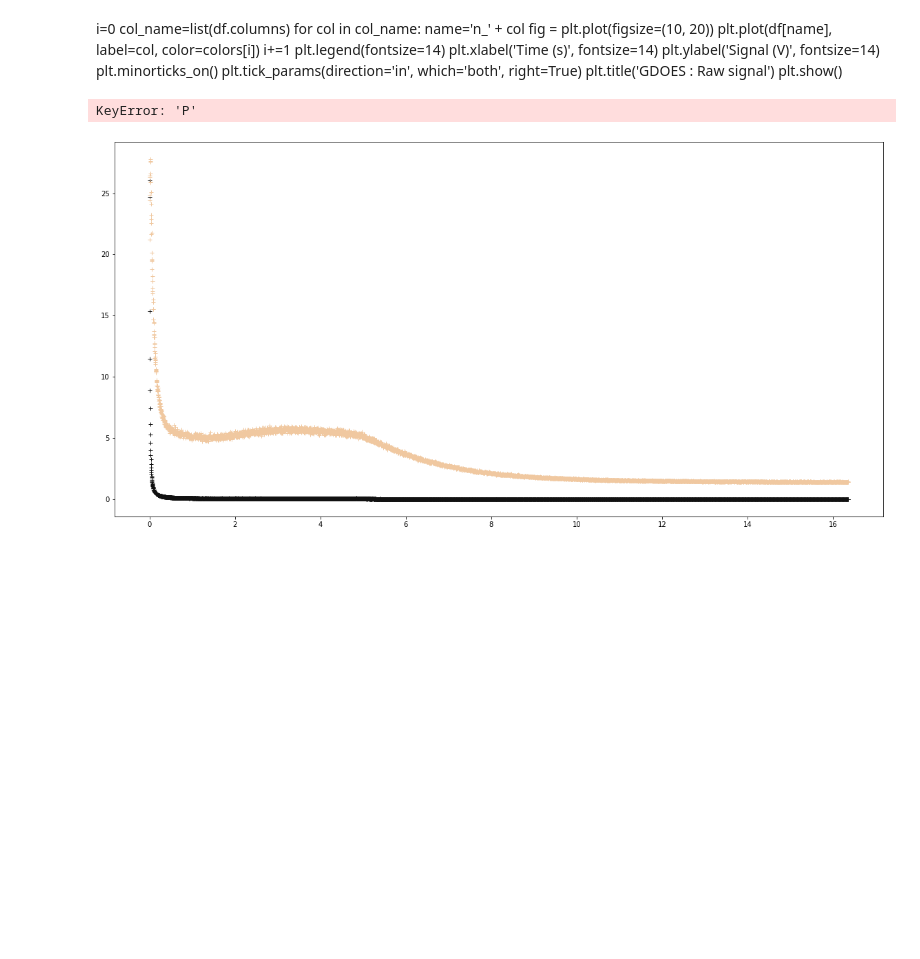
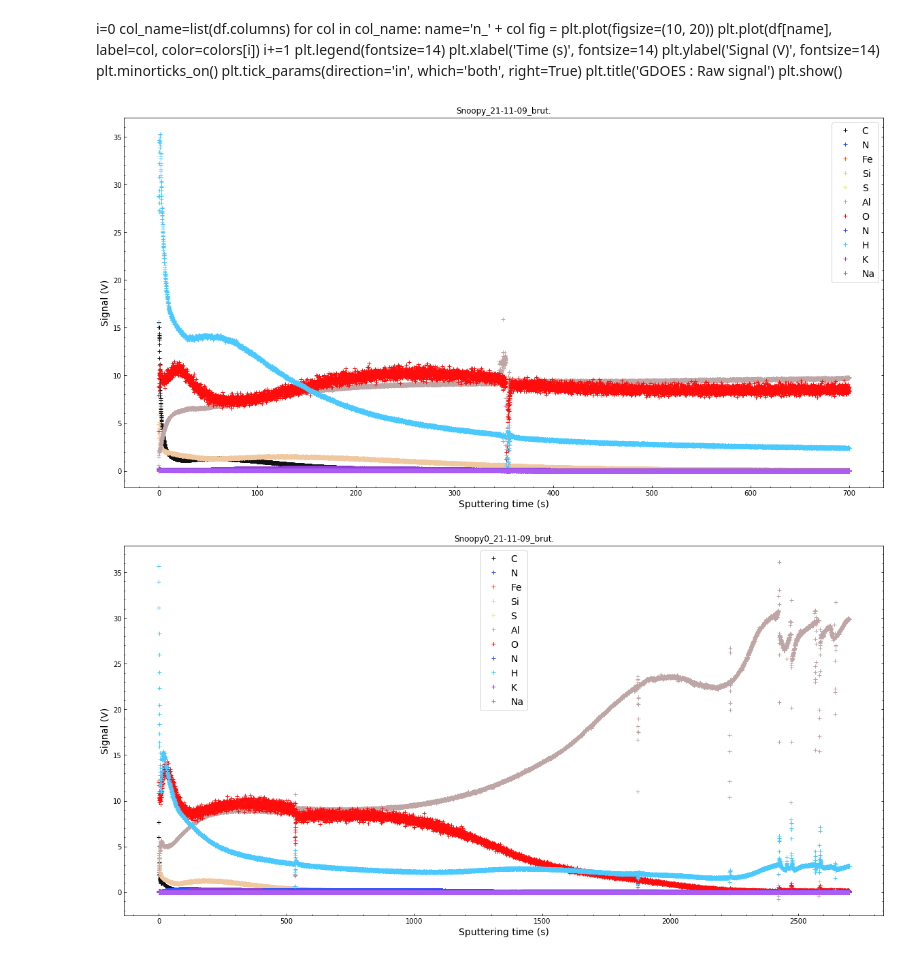
Before and after one commit to CoDaSiTo/IJL_SDL, a Jupyter notebook: SDL_panda.ipynb, the cells around one changed output. Cells and saved outputs as stored; diff of their text form; code cells hidden in the pictures; blank space fills up the shorter version.

Commit message:
Modification regarding elements to be plotted to take into account brut files with all the elements

```diff
--- a/SDL_panda.ipynb
+++ b/SDL_panda.ipynb
@@ -57,7 +57,8 @@ Dcolors={"C":"#111111",
          "Ca":"#3dff00",
          "Fe":"#e06633",
          "Cu":"#c88033",
-         "Mg":"#2a802a"}
+         "Mg":"#2a802a",
+         "P":"#a2b9f1"}
 # %% [markdown]
 ## Select folder
 # %%
@@ -102,3 +97,9 @@ df.head()
+# %%
+xlpath=directory + '/' + brut_files[0]
+#print(xlpath)
+df=pd.read_excel(xlpath, sheet_name='Data', index_col='X')
+elements=["C", "N", "Fe", "Si", "S", "Al", "O", "N", "H", "K", "Na"]
+df.head()
 # %% [markdown]
 col_name=list(df.columns)
 print(col_name)
@@ -124,38 +125,38 @@ for col in col_name:
 # %%
 i=0
 col_name=list(df.columns)
 for file in brut_files:
     xlpath = directory + '/' + file
 
     df = pd.read_excel(xlpath, sheet_name='Data', index_col='X')
-    df.head(1)
+
     col_name = list(df.columns)
     fig = plt.figure(figsize=(20,10))
-    for col in col_name:
-        plt.plot(df[col], label=col, color=Dcolors[col], linestyle='none', marker='+')
+    for col in elements:
+        plt.plot(df[col], label=col,color=Dcolors[col], linestyle='none', marker='+')
     plt.legend(fontsize=14)
     plt.xlabel('Sputtering time (s)', fontsize=14)
     plt.ylabel('Signal (V)', fontsize=14)
     plt.minorticks_on()
     plt.tick_params(direction='in', which='both', right = True)
     plt.title(file[:-4])
     figname=newdirectory[i] + '/_All.png'
     plt.savefig(figname)
-    plt.close()
-
+    plt.show()
+    '''
     for col in col_name:
         figC=plt.figure(figsize=(20,10))
         plt.plot(df[col], label=col, color=Dcolors[col], linestyle='none', marker='+')
         plt.legend(fontsize=14)
         plt.xlabel('Sputtering time (s)', fontsize=14)
         plt.ylabel('Signal (V)', fontsize=14)
         plt.minorticks_on()
         plt.tick_params(direction='in', which='both', right = True)
         plt.title(file[:-4])
         figname=newdirectory[i] + '/' + col + '.png'
         plt.savefig(figname)
-        plt.close()
+        plt.show()'''
     i+=1
 # %% [output]
-KeyError: 'P'
-[figure, old version]
+[figure, new version]
+[figure, added]
```
Also changed, not shown: parts of 4 cells of this notebook.
